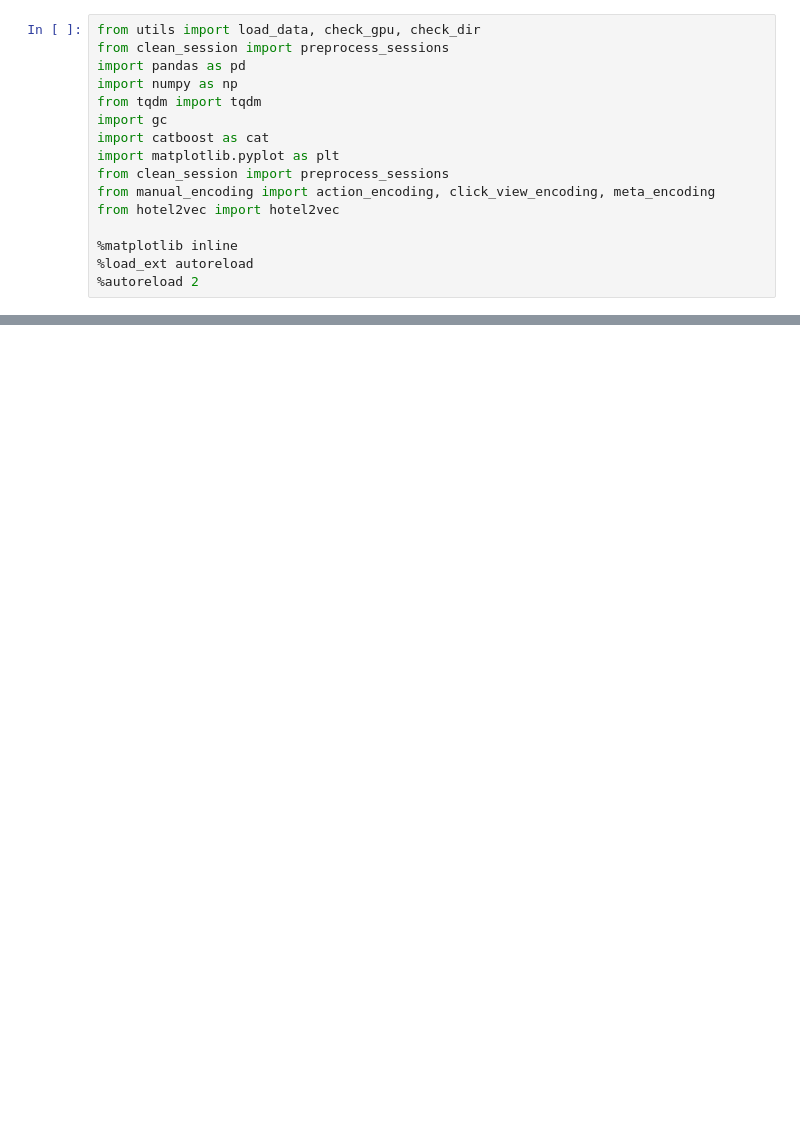
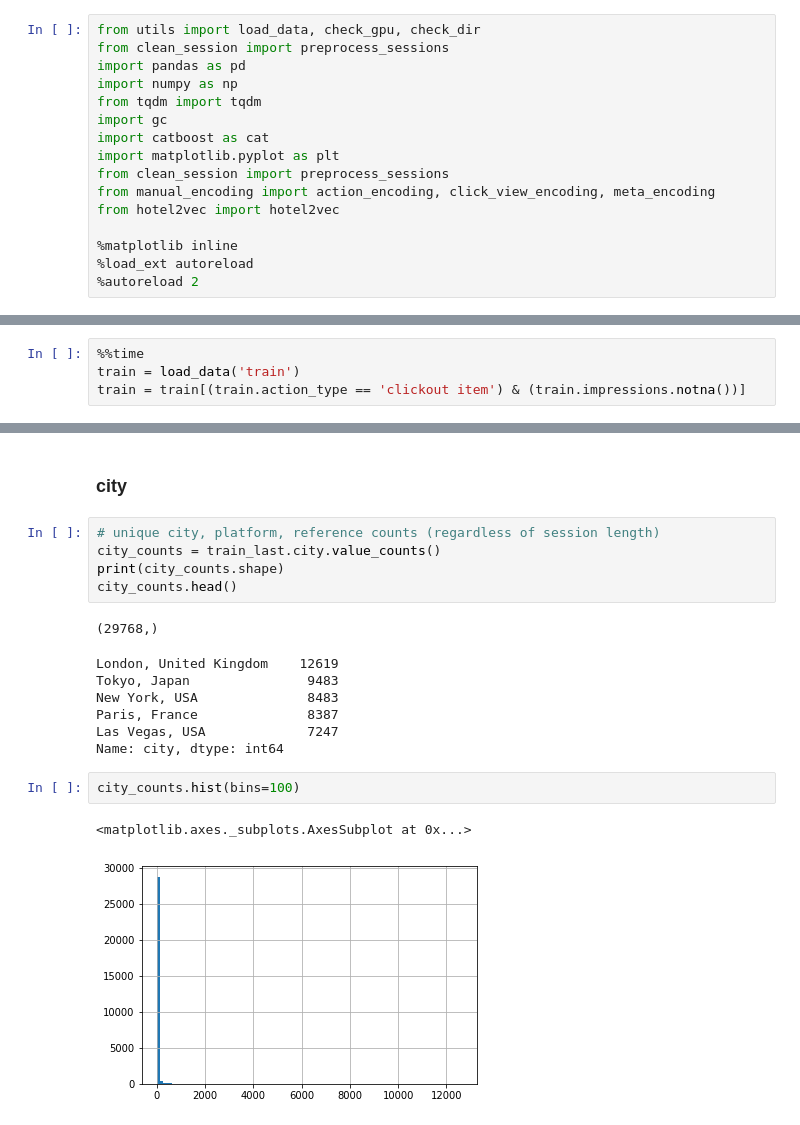
Before and after one commit to samshipengs/naps, a Jupyter notebook: playground.ipynb, the cells around one changed output, grey strips where cells are left out. Drawn from its saved outputs; the diff is of its cells as text; blank space fills up the shorter version.

```diff
--- a/playground.ipynb
+++ b/playground.ipynb
@@ -300,0 +17,4 @@ for trn_ind, val_ind in skf.split(sids, sids):
+# %%
+%%time
+train = load_data('train')
+train = train[(train.action_type == 'clickout item') & (train.impressions.notna())]
@@ -300,0 +30,20 @@ for trn_ind, val_ind in skf.split(sids, sids):
+# %% [markdown]
+### city
+# %%
+# unique city, platform, reference counts (regardless of session length)
+city_counts = train_last.city.value_counts()
+print(city_counts.shape)
+city_counts.head()
+# %% [output]
+(29768,)
+London, United Kingdom    12619
+Tokyo, Japan               9483
+New York, USA              8483
+Paris, France              8387
+Las Vegas, USA             7247
+Name: city, dtype: int64
+# %%
+city_counts.hist(bins=100)
+# %% [output]
+<matplotlib.axes._subplots.AxesSubplot at 0x...>
+[figure, added]
```
Also changed, not shown: parts of 100 cells of this notebook, 1 other file.
